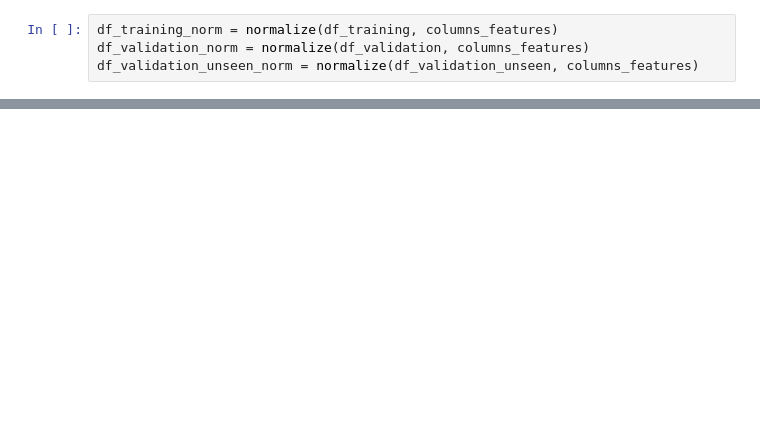
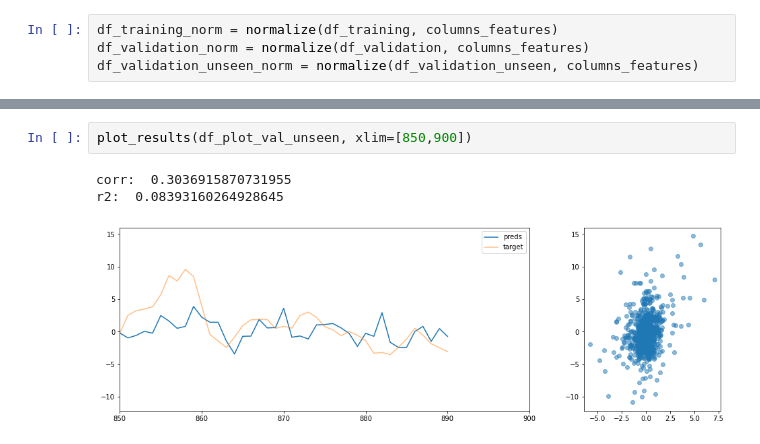
Before and after one commit to pacanada/trading, a Jupyter notebook: notebooks/pytorch.ipynb, the cells around one changed output, grey strips where cells are left out. Cells and saved outputs as stored; diff of their text form; blank space fills up the shorter version.

```diff
--- a/notebooks/pytorch.ipynb
+++ b/notebooks/pytorch.ipynb
@@ -191,0 +230,6 @@ Exception: The wandb backend process has shutdown
+# %%
+plot_results(df_plot_val_unseen, xlim=[850,900])
+# %% [output]
+corr:  0.3036915870731955
+r2:  0.08393160264928645
+[figure, added]
```
Also changed, not shown: parts of 34 cells of this notebook, 3 other files.
